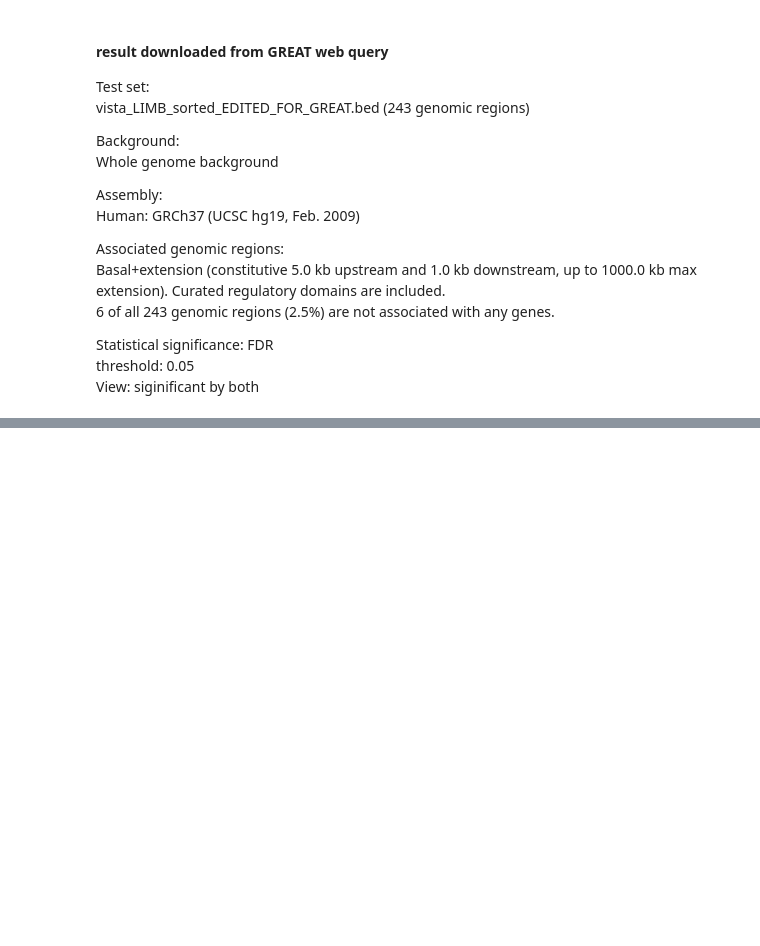
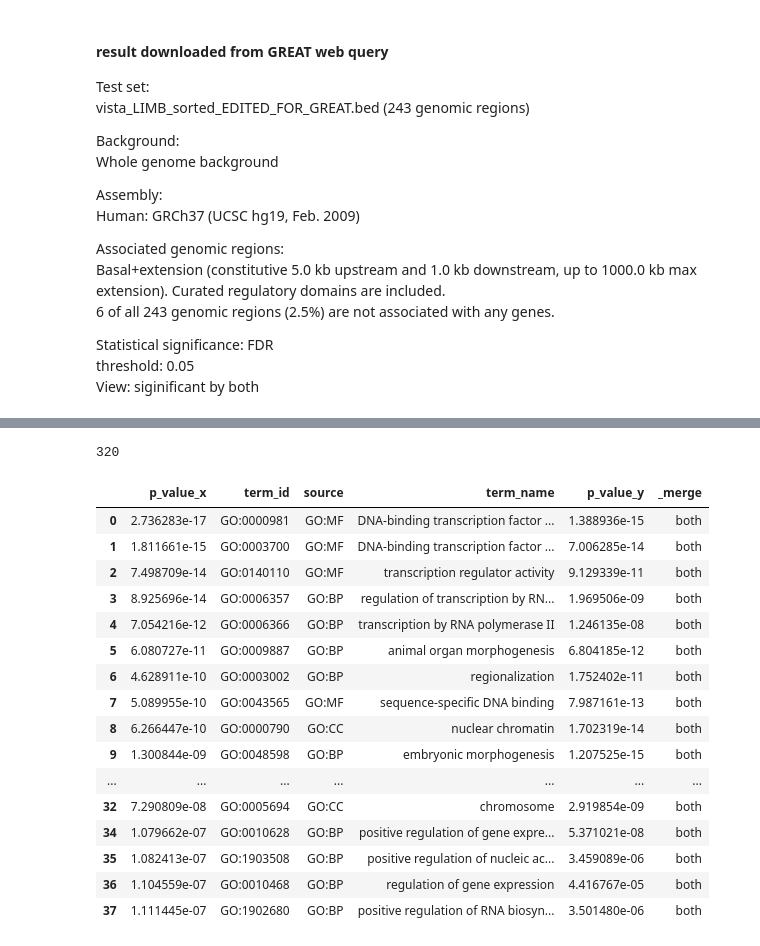
Before and after one commit to hoffmangroup/2020behst, a Jupyter notebook: comparison_test.ipynb, the cells around one changed output, grey strips where cells are left out. Cells and saved outputs as stored; diff of their text form; code cells hidden in the pictures; blank space fills up the shorter version.

Commit message:
add GREAT-gprofiler hybrid test

```diff
--- a/comparison_test.ipynb
+++ b/comparison_test.ipynb
@@ -357,0 +373,31 @@ great_neg[['ontology', 'term_name_x', 'term_id', 'binom_raw_p_value','_merge']]
+# %%
+great_gprofiler = pd.read_csv("../BEHST/results/06-25/limb_great_go_list", sep='\t', header=0)
+great_gprofiler_sig = great_gprofiler[great_gprofiler.p_value <= 0.05]
+len(great_gprofiler_sig)
+# %% [output]
+320
+# %%
+great_gprofiler_res = great_gprofiler_sig.merge(limb_ref, on=['term_id', 'source', 'term_name'],
+                   how='left', indicator=True)
+great_gprofiler_pos = great_gprofiler_res[great_gprofiler_res['_merge'] == 'both']
+great_gprofiler_neg = great_gprofiler_res[great_gprofiler_res['_merge'] == 'left_only']
+# %%
+great_gprofiler_pos.head(30)
+# %% [output]
+|  | p_value_x | term_id | source | term_name | p_value_y | _merge |
+| 0 | 2.736283e-17 | GO:0000981 | GO:MF | DNA-binding transcription factor ... | 1.388936e-15 | both |
+| 1 | 1.811661e-15 | GO:0003700 | GO:MF | DNA-binding transcription factor ... | 7.006285e-14 | both |
+| 2 | 7.498709e-14 | GO:0140110 | GO:MF | transcription regulator activity | 9.129339e-11 | both |
+| 3 | 8.925696e-14 | GO:0006357 | GO:BP | regulation of transcription by RN... | 1.969506e-09 | both |
+| 4 | 7.054216e-12 | GO:0006366 | GO:BP | transcription by RNA polymerase II | 1.246135e-08 | both |
+| 5 | 6.080727e-11 | GO:0009887 | GO:BP | animal organ morphogenesis | 6.804185e-12 | both |
+| 6 | 4.628911e-10 | GO:0003002 | GO:BP | regionalization | 1.752402e-11 | both |
+| 7 | 5.089955e-10 | GO:0043565 | GO:MF | sequence-specific DNA binding | 7.987161e-13 | both |
+| 8 | 6.266447e-10 | GO:0000790 | GO:CC | nuclear chromatin | 1.702319e-14 | both |
+| 9 | 1.300844e-09 | GO:0048598 | GO:BP | embryonic morphogenesis | 1.207525e-15 | both |
+| ... | ... | ... | ... | ... | ... | ... |
+| 32 | 7.290809e-08 | GO:0005694 | GO:CC | chromosome | 2.919854e-09 | both |
+| 34 | 1.079662e-07 | GO:0010628 | GO:BP | positive regulation of gene expre... | 5.371021e-08 | both |
+| 35 | 1.082413e-07 | GO:1903508 | GO:BP | positive regulation of nucleic ac... | 3.459089e-06 | both |
+| 36 | 1.104559e-07 | GO:0010468 | GO:BP | regulation of gene expression | 4.416767e-05 | both |
+| 37 | 1.111445e-07 | GO:1902680 | GO:BP | positive regulation of RNA biosyn... | 3.501480e-06 | both |
```
Also changed, not shown: parts of 6 cells of this notebook.
